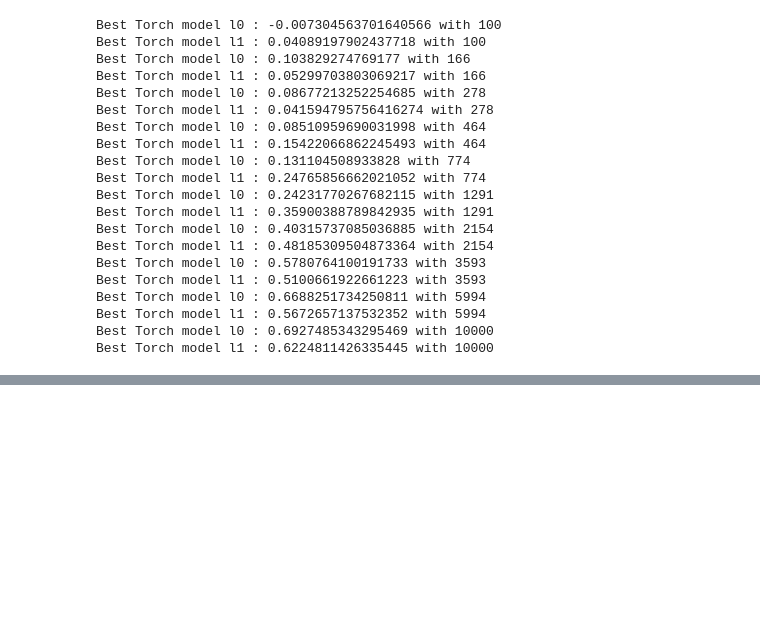
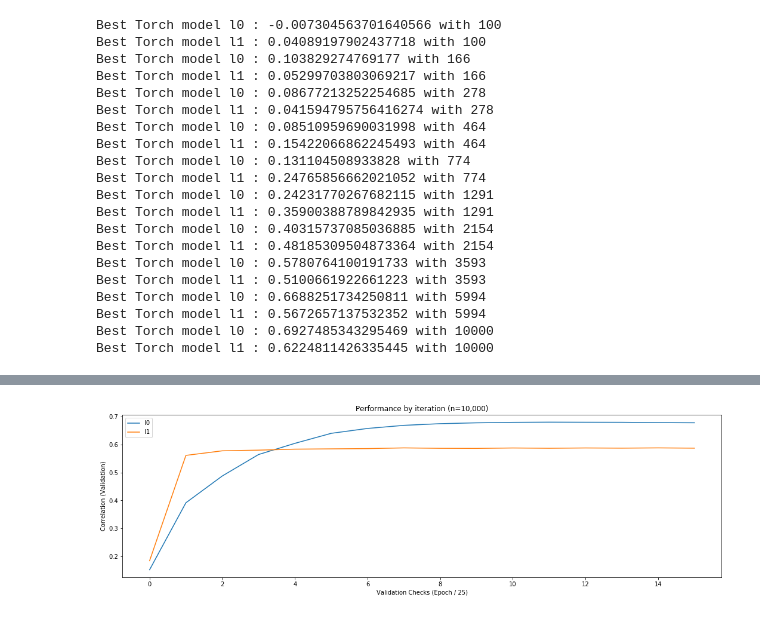
Before and after one commit to rmporsch/ML_genetic_risk, a Jupyter notebook: notebooks/Serial_and_sklearn_model.ipynb, the cells around one changed output, grey strips where cells are left out. Cells and saved outputs as stored; diff of their text form; code cells hidden in the pictures; blank space fills up the shorter version.

```diff
--- a/notebooks/Serial_and_sklearn_model.ipynb
+++ b/notebooks/Serial_and_sklearn_model.ipynb
@@ -236,0 +288,14 @@ out['l0'][8].iter_coefs
+# %%
+bestl0 = out['l0'][-2]
+bestl1 = out['l1'][-2]
+# %%
+fig, ax = plt.subplots(1,1, figsize=(18, 5))
+ax.plot(range(len(bestl0.iter_accu_valid)), bestl0.iter_accu_valid, label='l0')
+ax.plot(range(len(bestl1.iter_accu_valid)), bestl1.iter_accu_valid, label='l1')
+ax.legend()
+ax.set_xlabel('Validation Checks (Epoch / 25)')
+ax.set_ylabel('Correlation (Validation)')
+ax.set_title('Performance by iteration (n=10,000)')
+fig.savefig('/home/robert/Documents/projects/ML_genetic_risk/doc/presentation/l0_results/performance_epochs_l1l0.png')
+# %% [output]
+[figure, added]
```
Also changed, not shown: parts of 13 cells of this notebook, 19 other files.
